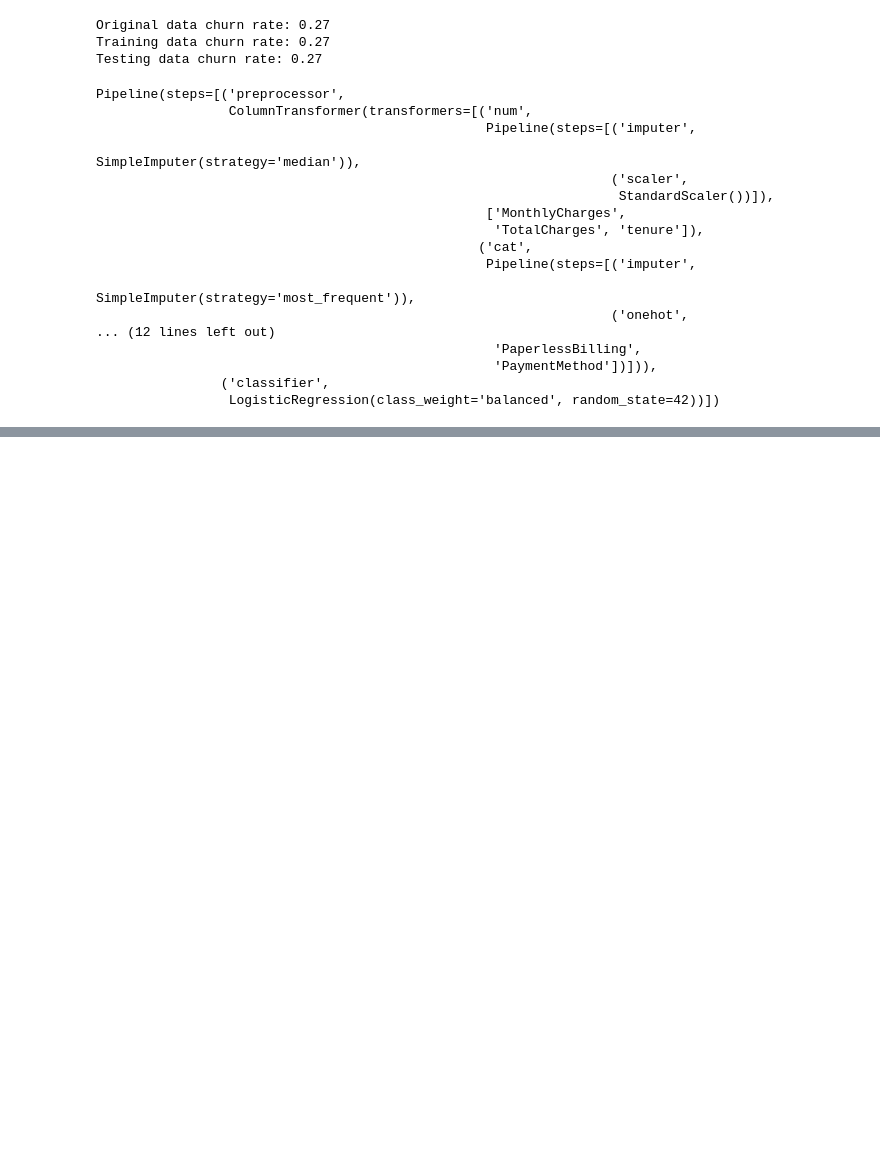
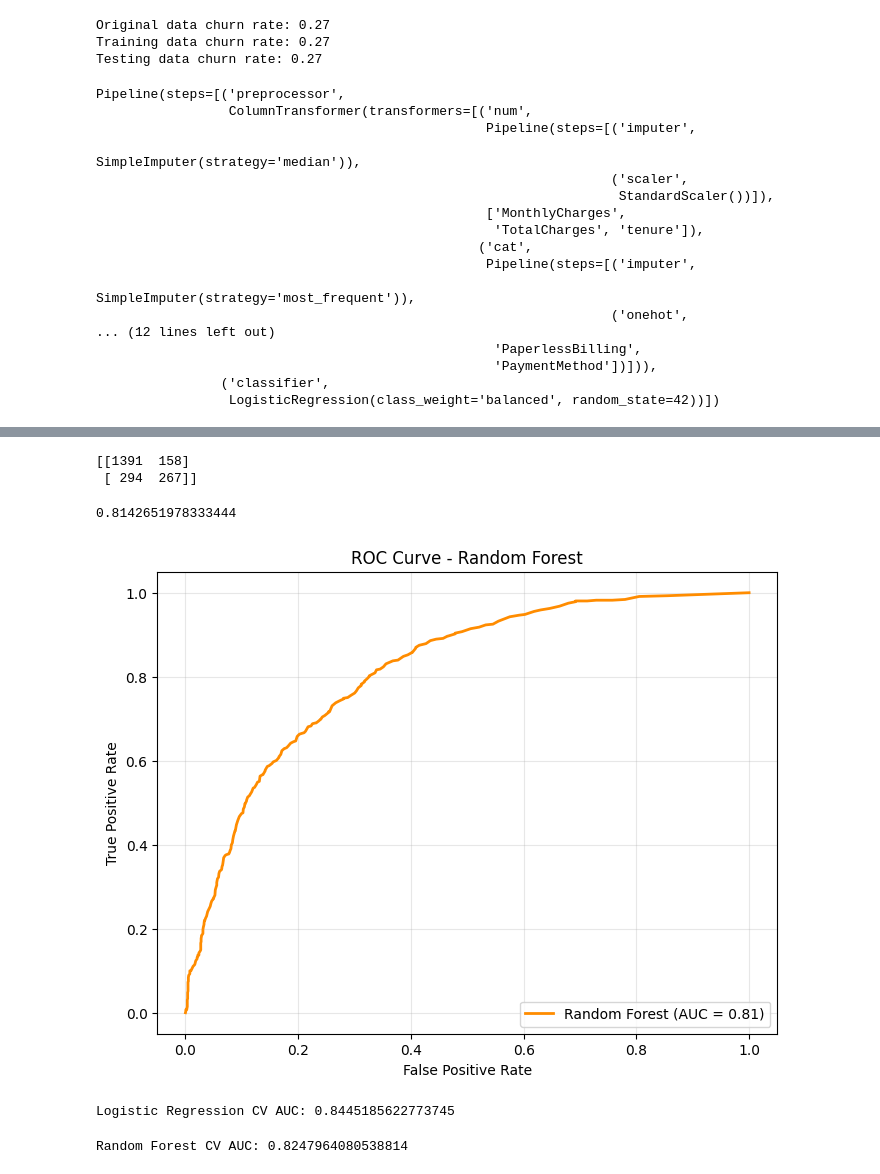
Before and after one commit to shubhamymodi/customer-churn-prediction, a Jupyter notebook: notebooks/Customer_Churn_Prediction.ipynb, the cells around one changed output, grey strips where cells are left out. Drawn from its saved outputs; the diff is of its cells as text; code cells hidden in the pictures; blank space fills up the shorter version.

```diff
--- a/notebooks/Customer_Churn_Prediction.ipynb
+++ b/notebooks/Customer_Churn_Prediction.ipynb
@@ -177,0 +208,12 @@ print(precision_score(y_test, y_predict))
+# %%
+rf_model = Pipeline(steps=[
+    ('preprocessor', preprocessor),
+    ('model', RandomForestClassifier(
+        n_estimators = 200,
+        class_weight = 'balanced',
+        random_state = 42,
+
+    ))
+])
+# %%
+rf_model.fit(X_train, y_train)
@@ -177,0 +238,3 @@ print(precision_score(y_test, y_predict))
+# %%
+y_pred_rf = rf_model.predict(X_test)
+y_proba_rf = rf_model.predict_proba(X_test)[:, 1]
@@ -177,0 +252,42 @@ print(precision_score(y_test, y_predict))
+# %%
+print(confusion_matrix(y_test, y_pred_rf))
+# %% [output]
+[[1391  158]
+ [ 294  267]]
+# %%
+fpr_rf, tpr_rf, thresholds_rf = roc_curve(y_test, y_proba_rf)
+roc_auc_rf = auc(fpr_rf, tpr_rf)
+print(roc_auc_rf)
+# %% [output]
+0.8142651978333444
+# %%
+plt.figure(figsize=(8, 6))
+plt.plot(fpr_rf, tpr_rf, color='darkorange', lw=2, label=f"Random Forest (AUC = {roc_auc_rf:.2f})")
+plt.xlabel("False Positive Rate")
+plt.ylabel("True Positive Rate")
+plt.title("ROC Curve - Random Forest")
+plt.legend(loc="lower right")
+plt.grid(alpha=0.3)
+plt.show()
+# %% [output]
+[figure, added]
+# %%
+from sklearn.model_selection import cross_val_score
+
+cv_auc = cross_val_score(
+    clf_pipeline, X_train, y_train,
+    scoring='roc_auc',
+    cv=5
+)
+print("Logistic Regression CV AUC:", cv_auc.mean())
+# %% [output]
+Logistic Regression CV AUC: 0.8445185622773745
+# %%
+cv_auc = cross_val_score(
+    rf_model, X_train, y_train,
+    scoring='roc_auc',
+    cv=5
+)
+print("Random Forest CV AUC:", cv_auc.mean())
+# %% [output]
+Random Forest CV AUC: 0.8247964080538814
```
Also changed, not shown: parts of 27 cells of this notebook, 1 other file.
